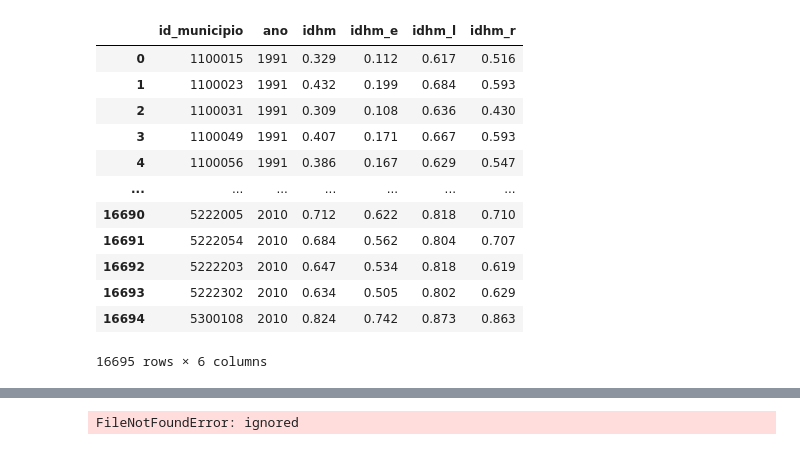
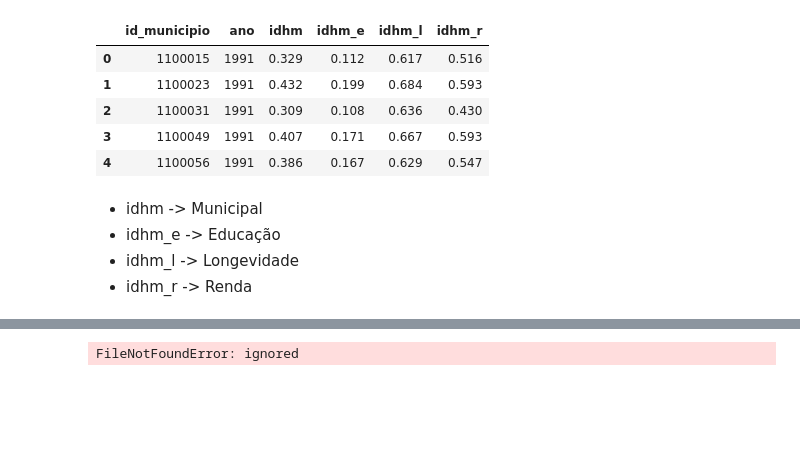
Before and after one commit to UFRJ-Analytica/odd2021, a Jupyter notebook: teste_cliente_basedosdados.ipynb, the cells around one changed output, grey strips where cells are left out. Cells and saved outputs as stored; diff of their text form; code cells hidden in the pictures; blank space fills up the shorter version.

```diff
--- a/teste_cliente_basedosdados.ipynb
+++ b/teste_cliente_basedosdados.ipynb
@@ -67,19 +67,17 @@ query_idh_municipios = "SELECT DISTINCT id_municipio, ano, idhm, idhm_e, idhm_l,
 
 df_idh_municipios = bd.read_sql(query=query_idh_municipios, billing_project_id='steam-snowfall-306819')
 # %%
-df_idh_municipios
+df_idh_municipios.head(5)
 # %% [output]
 |  | id_municipio | ano | idhm | idhm_e | idhm_l | idhm_r |
 | 0 | 1100015 | 1991 | 0.329 | 0.112 | 0.617 | 0.516 |
 | 1 | 1100023 | 1991 | 0.432 | 0.199 | 0.684 | 0.593 |
 | 2 | 1100031 | 1991 | 0.309 | 0.108 | 0.636 | 0.430 |
 | 3 | 1100049 | 1991 | 0.407 | 0.171 | 0.667 | 0.593 |
 | 4 | 1100056 | 1991 | 0.386 | 0.167 | 0.629 | 0.547 |
-| ... | ... | ... | ... | ... | ... | ... |
-| 16690 | 5222005 | 2010 | 0.712 | 0.622 | 0.818 | 0.710 |
-| 16691 | 5222054 | 2010 | 0.684 | 0.562 | 0.804 | 0.707 |
-| 16692 | 5222203 | 2010 | 0.647 | 0.534 | 0.818 | 0.619 |
-| 16693 | 5222302 | 2010 | 0.634 | 0.505 | 0.802 | 0.629 |
-| 16694 | 5300108 | 2010 | 0.824 | 0.742 | 0.873 | 0.863 |
-16695 rows × 6 columns
+# %% [markdown]
+- idhm    -> Municipal
+- idhm_e  -> Educação
+- idhm_l  -> Longevidade
+- idhm_r  -> Renda
 # %%
```
Also changed, not shown: parts of 10 cells of this notebook.
